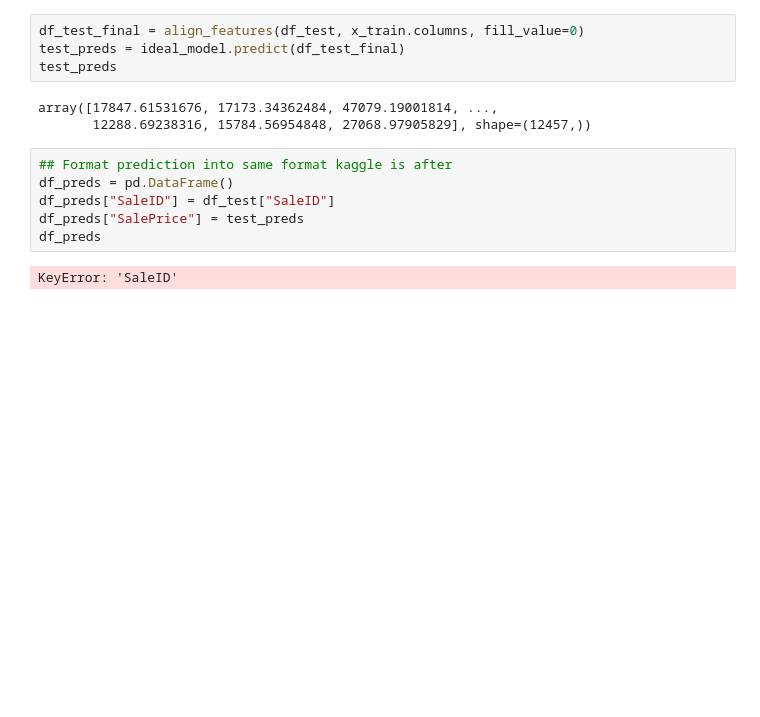
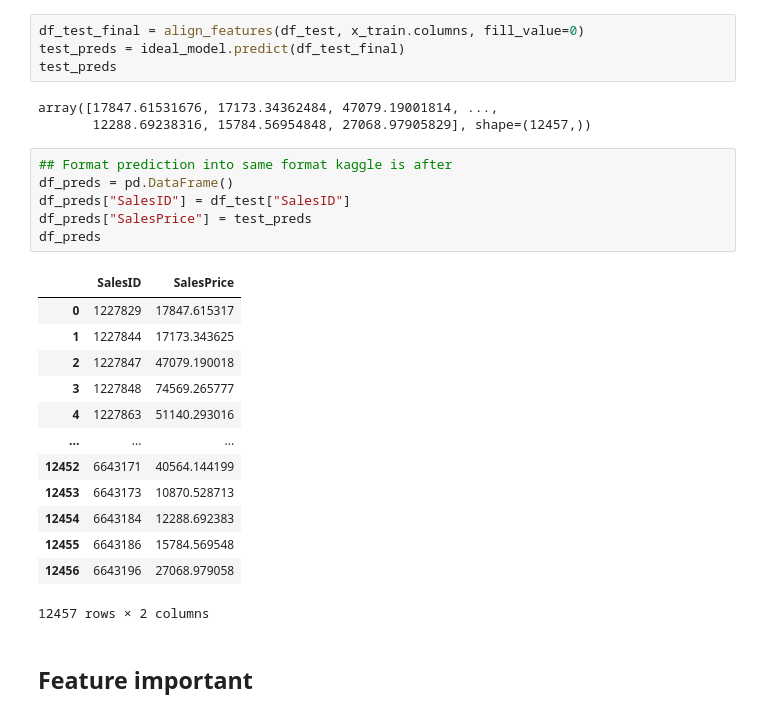
Before and after one commit to Ydv-Suman/Bulldozer-Price-Prediction, a Jupyter notebook: Main.ipynb, the cells around one changed output. Drawn from its saved outputs; the diff is of its cells as text; blank space fills up the shorter version.

```diff
--- a/Main.ipynb
+++ b/Main.ipynb
@@ -667,8 +667,22 @@ array([17847.61531676, 17173.34362484, 47079.19001814, ...,
 # %%
 ## Format prediction into same format kaggle is after
 df_preds = pd.DataFrame()
-df_preds["SaleID"] = df_test["SaleID"]
-df_preds["SalePrice"] = test_preds
+df_preds["SalesID"] = df_test["SalesID"]
+df_preds["SalesPrice"] = test_preds
 df_preds
 # %% [output]
+|  | SalesID | SalesPrice |
+| 0 | 1227829 | 17847.615317 |
+| 1 | 1227844 | 17173.343625 |
+| 2 | 1227847 | 47079.190018 |
+| 3 | 1227848 | 74569.265777 |
+| 4 | 1227863 | 51140.293016 |
+| ... | ... | ... |
+| 12452 | 6643171 | 40564.144199 |
+| 12453 | 6643173 | 10870.528713 |
+| 12454 | 6643184 | 12288.692383 |
+| 12455 | 6643186 | 15784.569548 |
+| 12456 | 6643196 | 27068.979058 |
-KeyError: 'SaleID'
+12457 rows × 2 columns
+# %% [markdown]
+## Feature important
```
Also changed, not shown: parts of 13 cells of this notebook.
